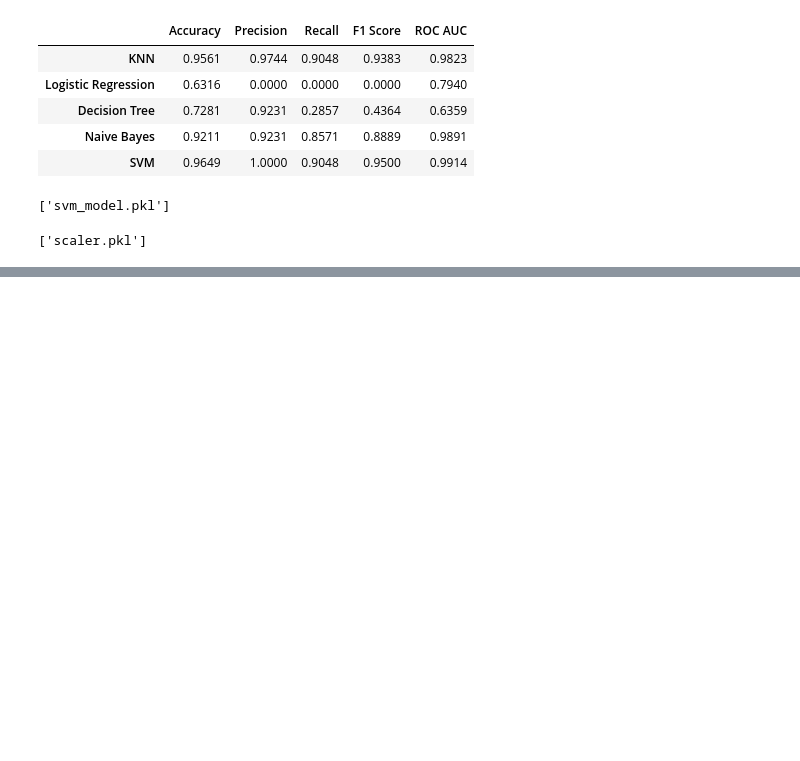
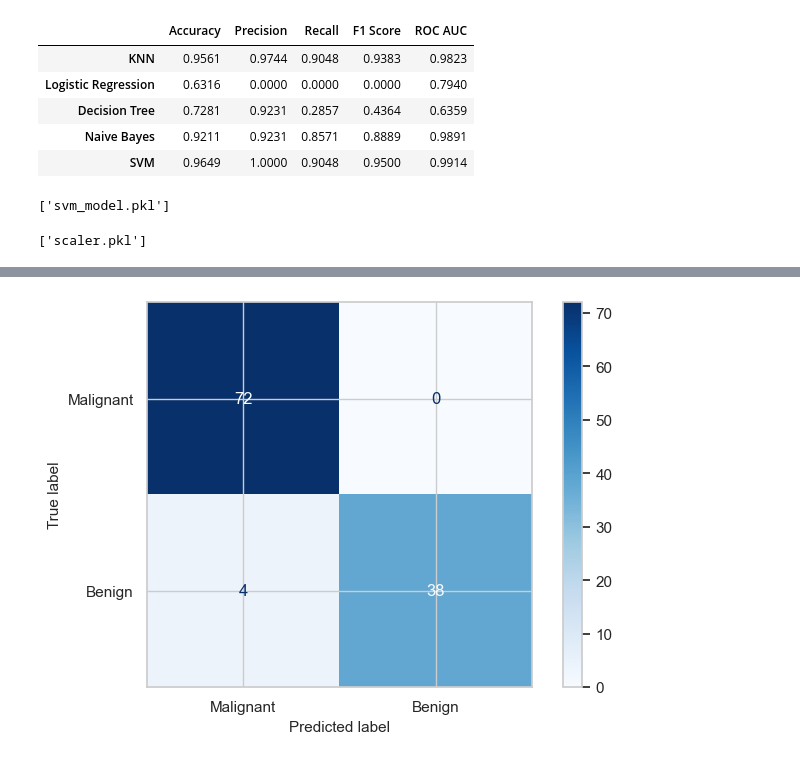
Before and after one commit to melshemy783-bit/data-cancer, a Jupyter notebook: canser_analysis.ipynb, the cells around one changed output, grey strips where cells are left out. Cells and saved outputs as stored; diff of their text form; code cells hidden in the pictures; blank space fills up the shorter version.

```diff
--- a/canser_analysis.ipynb
+++ b/canser_analysis.ipynb
@@ -1347,0 +1400,16 @@ joblib.dump(scaler, "scaler.pkl")
+# %%
+scaler = StandardScaler()
+
+X_train_scaled = scaler.fit_transform(X_train)
+
+X_test_scaled = scaler.transform(X_test)
+# %%
+nn_model = MLPClassifier(
+    hidden_layer_sizes=(100,),
+    activation="relu",
+    solver="adam",
+    max_iter=1000,
+    random_state=42
+)
+# %%
+nn_model.fit(X_train_scaled, y_train)
@@ -1347,0 +1418,4 @@ joblib.dump(scaler, "scaler.pkl")
+# %%
+y_pred = nn_model.predict(X_test_scaled)
+
+y_prob = nn_model.predict_proba(X_test_scaled)[:,1]
@@ -1347,0 +1445,12 @@ joblib.dump(scaler, "scaler.pkl")
+# %%
+cm = confusion_matrix(y_test, y_pred)
+
+disp = ConfusionMatrixDisplay(
+    confusion_matrix=cm,
+    display_labels=["Malignant","Benign"]
+)
+
+disp.plot(cmap="Blues")
+plt.show()
+# %% [output]
+[figure, added]
```
Also changed, not shown: parts of 12 cells of this notebook, 1 other file.
